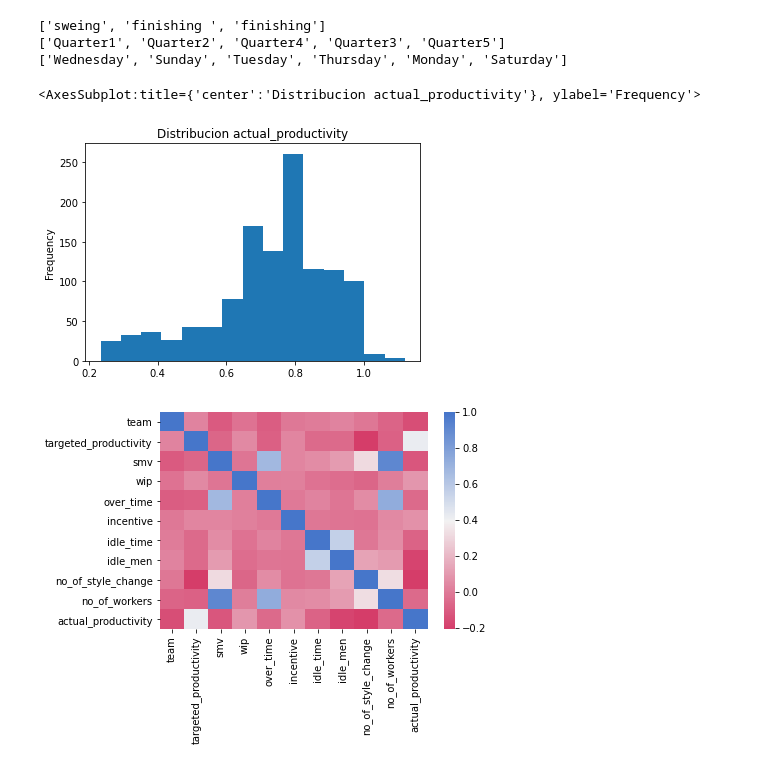
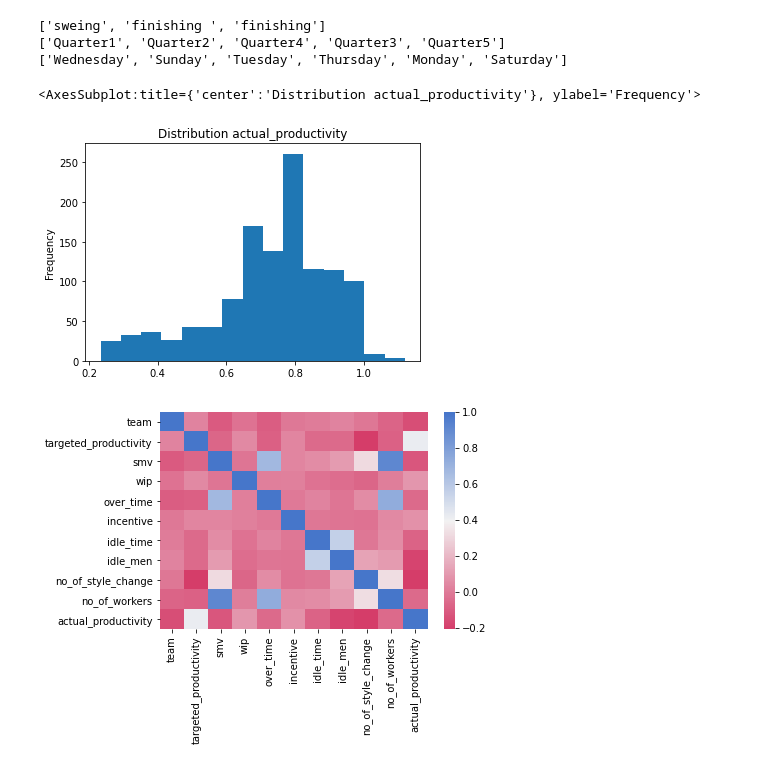
Before and after one commit to dataismyname/data_science_python_projects, a Jupyter notebook: Regression.ipynb, the cells around one changed output. Saved outputs shown, nothing was run; the diff lists cells and outputs as text; code cells hidden in the pictures.

```diff
--- a/Regression.ipynb
+++ b/Regression.ipynb
@@ -17,6 +18,6 @@ from sklearn.metrics import accuracy_score, confusion_matrix, mean_squared_error
 # %%
-#Importación y muestra del dataframe
-df=pd.read_csv("garments_worker_productivity.csv")
+#Import and sample of dataframe
+df=pd.read_csv("data/garments_worker_productivity.csv")
 df.sample(8)
 # %% [output]
 |  | date | quarter | department | day | team | targeted_productivity | smv | wip | over_time | ... |
@@ -127,9 +128,9 @@ print(df['day'].value_counts().index.to_list())
 df['department'] = df['department'].replace(['sweing'],['sewing'])
 df['department'] = df['department'].replace(['finishing '],['finishing'])
 # %%
-#Se grafica la distribución del atributo de salida
-df['actual_productivity'].plot.hist(bins=15,title='Distribucion actual_productivity')
+#Distribution of the output attribute is plotted
+df['actual_productivity'].plot.hist(bins=15,title='Distribution actual_productivity')
 # %% [output]
-<AxesSubplot:title={'center':'Distribucion actual_productivity'}, ylabel='Frequency'>
+<AxesSubplot:title={'center':'Distribution actual_productivity'}, ylabel='Frequency'>
-[figure, old version]
+[figure, new version]
 # %%
```
Also changed, not shown: parts of 33 cells of this notebook.
